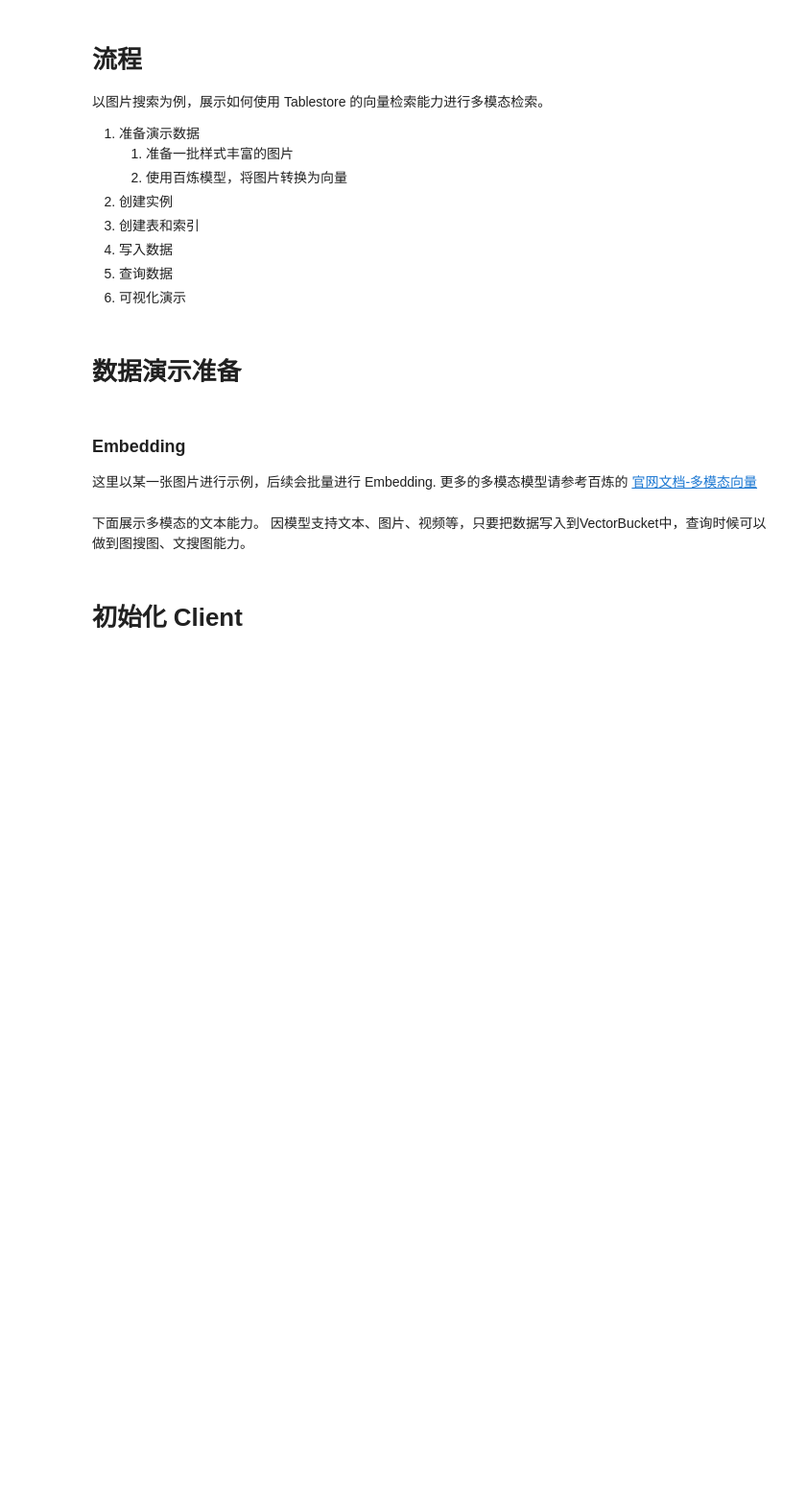
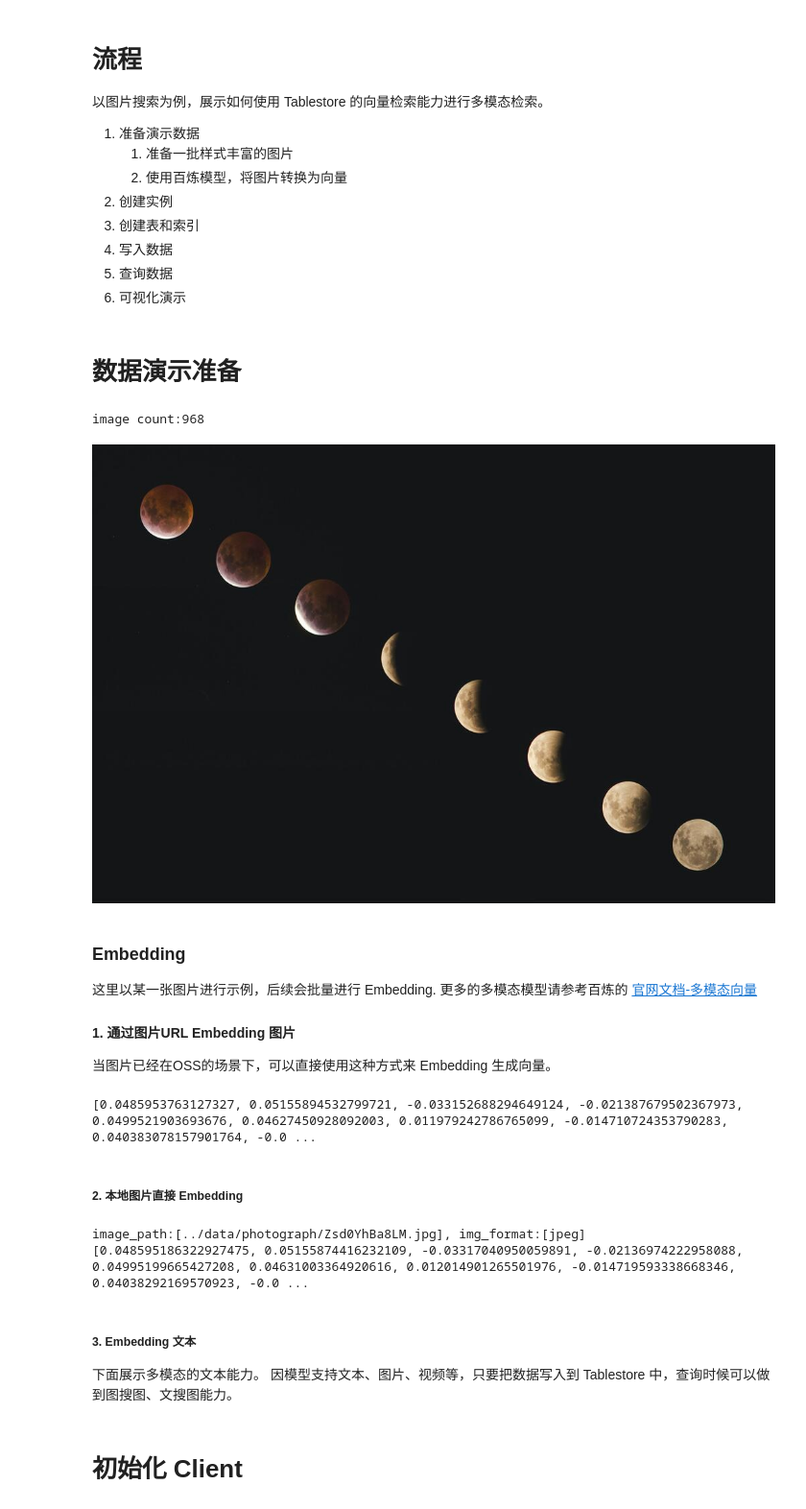
Before and after one commit to aliyun/alibabacloud-tablestore-ai-demo, a Jupyter notebook: multi-modal-retrieval/docs/tablestore_sample.ipynb, the cells around one changed output. Shown at 96% size. Drawn from its saved outputs; the diff is of its cells as text; code cells hidden in the pictures; blank space fills up the shorter version.

```diff
--- a/multi-modal-retrieval/docs/tablestore_sample.ipynb
+++ b/multi-modal-retrieval/docs/tablestore_sample.ipynb
@@ -16,20 +16,26 @@
 # %%
 import os
 
 from PIL import Image
 
-image_path = "../data/photograph/"
-image_files = os.listdir(image_path)
-print(f"image count:{len(image_files)}")
+base_path = "../data/photograph/"
+all_image_files = os.listdir(base_path)
+print(f"image count:{len(all_image_files)}")
 
-for image_name in image_files[1:2]:
-    img = Image.open(image_path + image_name)
+for image_name in all_image_files[1:2]:
+    img = Image.open(base_path + image_name)
     display(img)
+# %% [output]
+image count:968
+[figure, added]
 # %% [markdown]
 ### Embedding
 
 这里以某一张图片进行示例，后续会批量进行 Embedding.
 更多的多模态模型请参考百炼的 [官网文档-多模态向量](https://help.aliyun.com/zh/model-studio/models#9bda215aa7mko)
+
+#### 1. 通过图片URL Embedding 图片
+当图片已经在OSS的场景下，可以直接使用这种方式来 Embedding 生成向量。
 # %%
 from dashscope import MultiModalEmbeddingItemImage
 import dashscope
@@ -39,9 +45,53 @@ resp = dashscope.MultiModalEmbedding.call(
     model="multimodal-embedding-v1",
     input=[MultiModalEmbeddingItemImage(image=image_url, factor=1.0)]
 )
-print(resp)
+embedding = resp.output["embeddings"][0]["embedding"]
+# 打印前10维度
+print(embedding[0:10])
+# %% [output]
+[0.0485953763127327, 0.05155894532799721, -0.033152688294649124, -0.021387679502367973, 0.0499521903693676, 0.04627450928092003, 0.011979242786765099, -0.014710724353790283, 0.040383078157901764, -0.0 ...
+# %% [markdown]
+##### 2. 本地图片直接 Embedding
+# %%
+import base64
+from dashscope import MultiModalEmbeddingItemImage
+
+from PIL import Image
+import io
+
+image_file_to_embedding = "../data/photograph/Zsd0YhBa8LM.jpg"
+
+
+def get_image_embedding(image_path):
+    # 打开需要Embedding的图片
+    with Image.open(image_path) as img:
+        buffered = io.BytesIO()
+        img_format = img.format.lower()
+        print(f"image_path:[{image_path}], img_format:[{img_format}]")
+        img.save(buffered, img_format)
+        base64_image = base64.b64encode(buffered.getvalue()).decode('utf-8')
+
+        # 构造 data URI
+        data_uri = f"data:{img_format};base64,{base64_image}"
+        embedding_resp = dashscope.MultiModalEmbedding.call(
+            model="multimodal-embedding-v1",
+            input=[MultiModalEmbeddingItemImage(image=data_uri, factor=1.0)]
+        )
+        if embedding_resp.status_code == 200:
+            return embedding_resp.output["embeddings"][0]["embedding"]
+        else:
+            raise Exception(f"向量化失败: {embedding_resp.code} - {embedding_resp.message}")
+
+
+embedding = get_image_embedding(image_file_to_embedding)
+# 打印前10维度
+print(embedding[0:10])
+# %% [output]
+image_path:[../data/photograph/Zsd0YhBa8LM.jpg], img_format:[jpeg]
+[0.048595186322927475, 0.05155874416232109, -0.03317040950059891, -0.02136974222958088, 0.04995199665427208, 0.04631003364920616, 0.012014901265501976, -0.014719593338668346, 0.04038292169570923, -0.0 ...
 # %% [markdown]
-下面展示多模态的文本能力。 因模型支持文本、图片、视频等，只要把数据写入到VectorBucket中，查询时候可以做到图搜图、文搜图能力。
+##### 3. Embedding 文本
+下面展示多模态的文本能力。 因模型支持文本、图片、视频等，只要把数据写入到 Tablestore 中，查询时候可以做到图搜图、文搜图能力。
 # %%
 from dashscope import MultiModalEmbeddingItemText
 import dashscope
```
Also changed, not shown: 1 other file.
